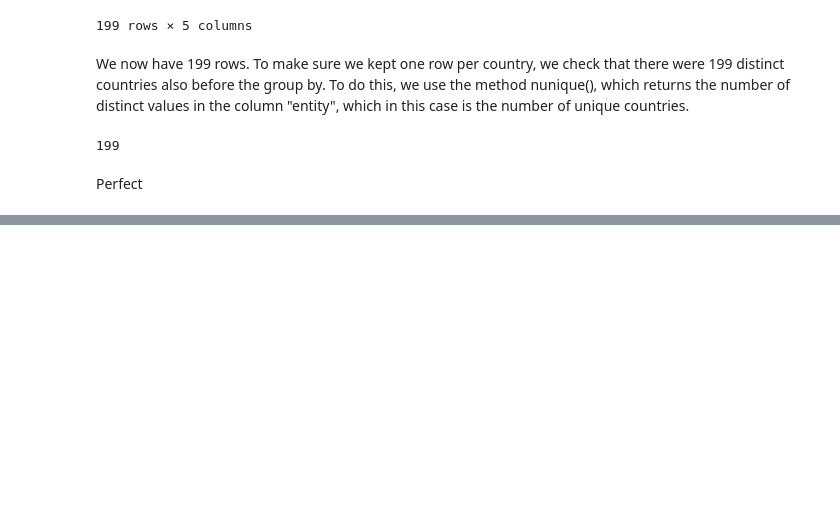
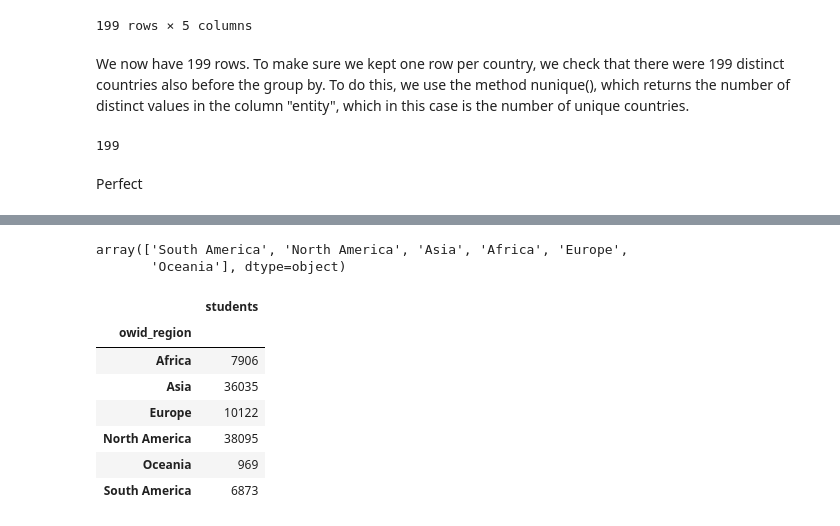
Before and after one commit to reneefarinelli/Farinelli_project, a Jupyter notebook: project_science.ipynb, the cells around one changed output, grey strips where cells are left out. Cells and saved outputs as stored; diff of their text form; code cells hidden in the pictures; blank space fills up the shorter version.

```diff
--- a/project_science.ipynb
+++ b/project_science.ipynb
@@ -588,0 +682,18 @@ Perfect
+# %%
+students_gdp['owid_region'].unique()
+# %% [output]
+array(['South America', 'North America', 'Asia', 'Africa', 'Europe',
+       'Oceania'], dtype=object)
+# %%
+continent = students_gdp.groupby('owid_region')
+continent_table = pd.DataFrame({"students": continent.size()})
+continent_table
+# %% [output]
+|  | students |
+| owid_region |  |
+| Africa | 7906 |
+| Asia | 36035 |
+| Europe | 10122 |
+| North America | 38095 |
+| Oceania | 969 |
+| South America | 6873 |
```
Also changed, not shown: parts of 14 cells of this notebook.
